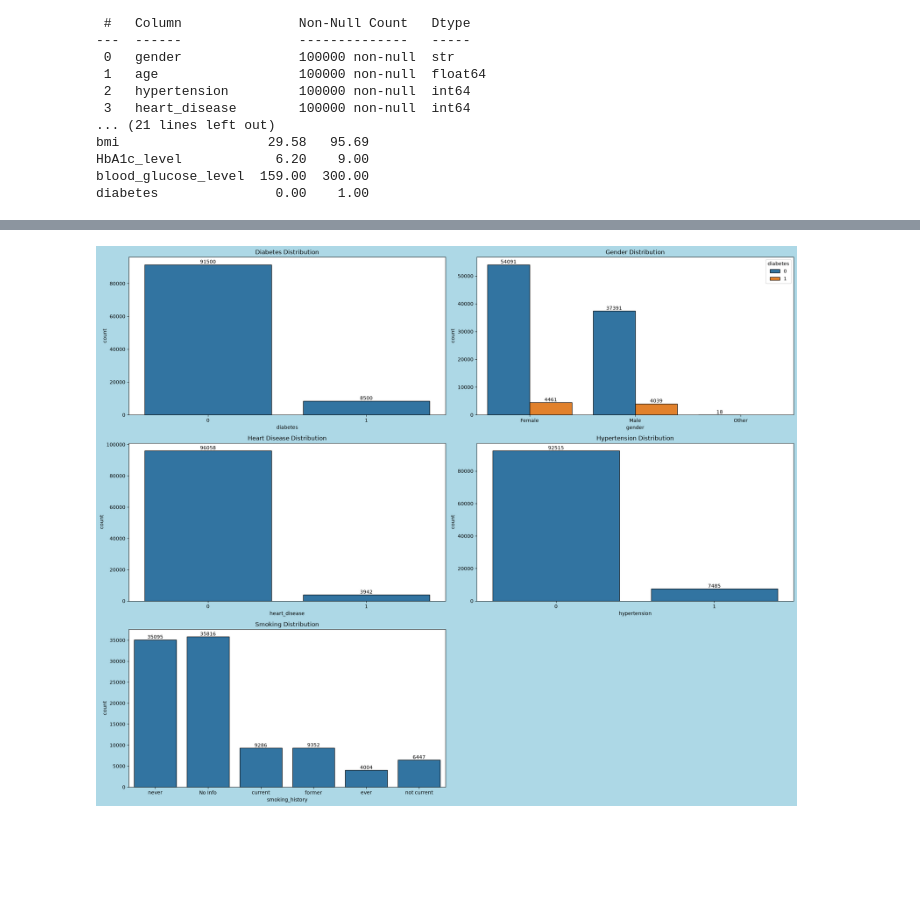
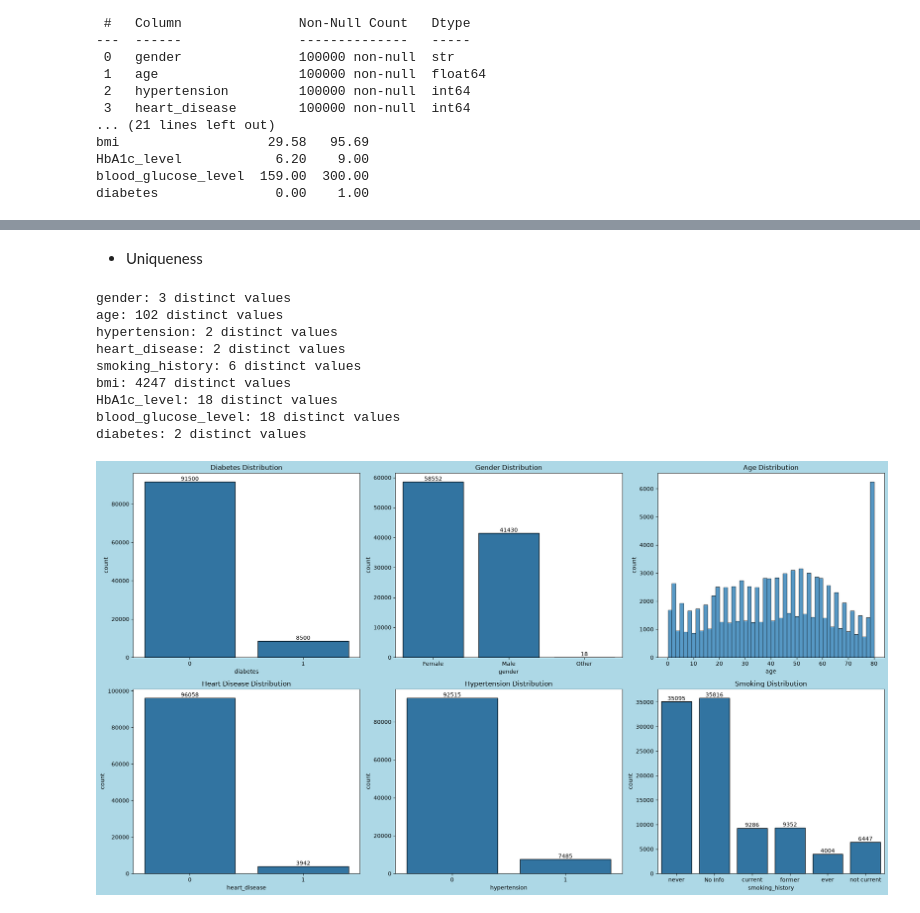
Before and after one commit to divneyrop/data-portfolio, a Jupyter notebook: notebooks/diabetes/eda.ipynb, the cells around one changed output, grey strips where cells are left out. Drawn from its saved outputs; the diff is of its cells as text; code cells hidden in the pictures; blank space fills up the shorter version.

```diff
--- a/notebooks/diabetes/eda.ipynb
+++ b/notebooks/diabetes/eda.ipynb
@@ -32,35 +57,56 @@ diabetes               0.00    1.00
+# %% [markdown]
+* Uniqueness
+# %%
+for column in df.columns:
+    distinct = len(df[column].unique())
+    print(f"{column}: {distinct} distinct values")
+# %% [output]
+gender: 3 distinct values
+age: 102 distinct values
+hypertension: 2 distinct values
+heart_disease: 2 distinct values
+smoking_history: 6 distinct values
+bmi: 4247 distinct values
+HbA1c_level: 18 distinct values
+blood_glucose_level: 18 distinct values
+diabetes: 2 distinct values
 # %%
 plt.figure(figsize=(20,16), facecolor="lightblue")
 
-plt.subplot(3,2,1)
+plt.subplot(3,3,1)
 ax = sns.countplot(data=df, x="diabetes", edgecolor="black")
 ax.bar_label(ax.containers[0])
 plt.title("Diabetes Distribution")
 
-plt.subplot(3,2,2)
-ax = sns.countplot(data=df, x="gender", hue="diabetes", edgecolor="black")
-for container in ax.containers:
-    ax.bar_label(container)
+plt.subplot(3,3,2)
+ax = sns.countplot(data=df, x="gender", edgecolor="black")
+ax.bar_label(ax.containers[0])
 plt.xlabel("gender")
 plt.ylabel("count")
 plt.title("Gender Distribution")
 
-plt.subplot(3,2,3)
+plt.subplot(3,3,3)
+sns.histplot(data=df, x="age")
+plt.xlabel("age")
+plt.ylabel("count")
+plt.title("Age Distribution")
+
+plt.subplot(3,3,4)
 ax = sns.countplot(data=df, x="heart_disease", edgecolor="black")
 ax.bar_label(ax.containers[0])
 plt.title("Heart Disease Distribution")
 
-plt.subplot(3,2,4)
+plt.subplot(3,3,5)
 ax = sns.countplot(data=df, x="hypertension", edgecolor="black")
 ax.bar_label(ax.containers[0])
 plt.title("Hypertension Distribution")
 
-plt.subplot(3,2,5)
+plt.subplot(3,3,6)
 ax = sns.countplot(data=df, x="smoking_history", edgecolor="black")
 ax.bar_label(ax.containers[0])
 plt.title("Smoking Distribution")
 
 plt.tight_layout()
 plt.show()
 # %% [output]
-[figure, old version]
+[figure, new version]
```
Also changed, not shown: parts of 4 cells of this notebook, 1 other file.
